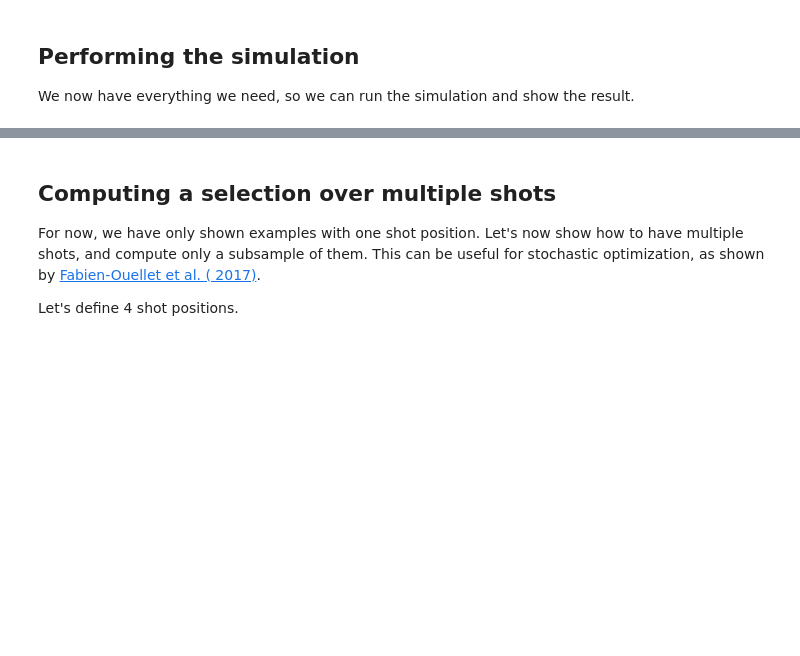
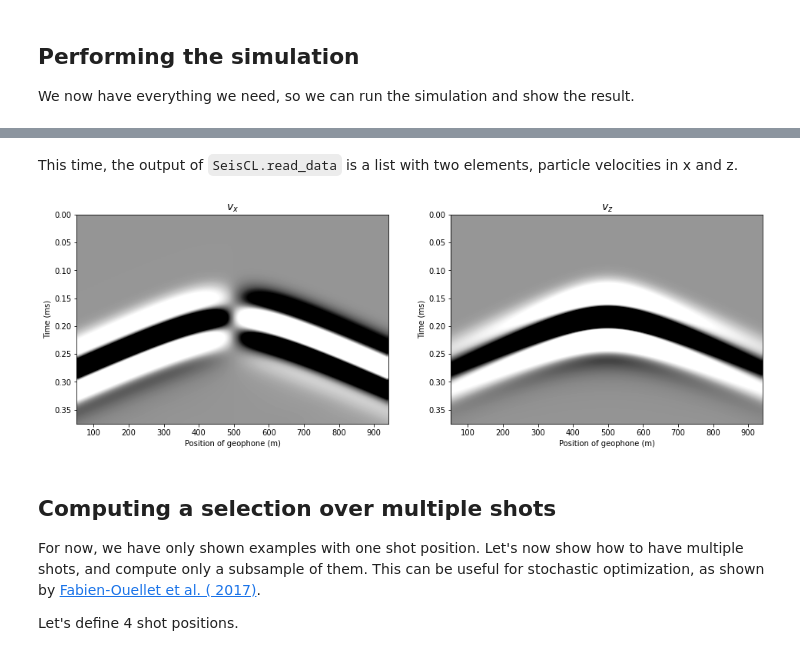
Before and after one commit to gfabieno/SeisCL, a Jupyter notebook: docs/notebooks/ForwardModeling/1_SourcesReceivers.ipynb, the cells around one changed output, grey strips where cells are left out. Drawn from its saved outputs; the diff is of its cells as text; code cells hidden in the pictures; blank space fills up the shorter version.

```diff
--- a/Tutorial/Sources&Receivers.ipynb
+++ b/docs/notebooks/ForwardModeling/1_SourcesReceivers.ipynb
@@ -138,3 +151,31 @@ plt.show()
+# %%
+seis.seisout = 1
+seis.set_forward([0], model, withgrad=False)
+seis.execute()
+data = seis.read_data()
+# %% [markdown]
+This time, the output of `SeisCL.read_data` is a list with two elements, particle velocities in x and z.
+# %%
+fig, axs = plt.subplots(1, 2, figsize=[16, 5])
+extent = [seis.rec_pos_all[0,0], seis.rec_pos_all[0,-1], seis.NT*dt, 0]
+clip = 0.1
+vmax = np.max(data) * clip
+vmin = -vmax
+axs[0].imshow(data[0], aspect='auto', vmax=vmax, vmin=vmin,
+          extent=extent, interpolation='bilinear',
+          cmap=plt.get_cmap('Greys'))
+axs[1].imshow(data[1], aspect='auto', vmax=vmax, vmin=vmin,
+          extent=extent, interpolation='bilinear',
+          cmap=plt.get_cmap('Greys'))
+axs[0].set_title("$v_x$", fontsize=14, fontweight='bold')
+axs[0].set_xlabel("Position of geophone (m)")
+axs[0].set_ylabel("Time (ms)")
+axs[1].set_title("$v_z$", fontsize=14, fontweight='bold')
+axs[1].set_xlabel("Position of geophone (m)")
+axs[1].set_ylabel("Time (ms)")
+plt.show()
+# %% [output]
+[figure, added]
 # %% [markdown]
 ## Computing a selection over multiple shots
 
```
Also changed, not shown: parts of 10 cells of this notebook, 49 other files.
